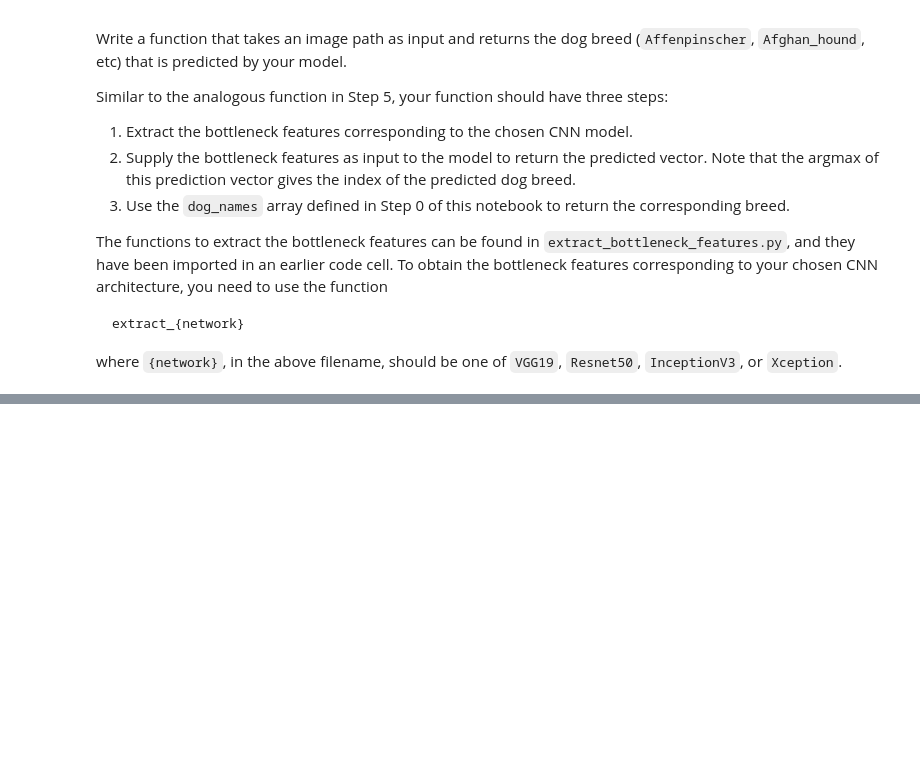
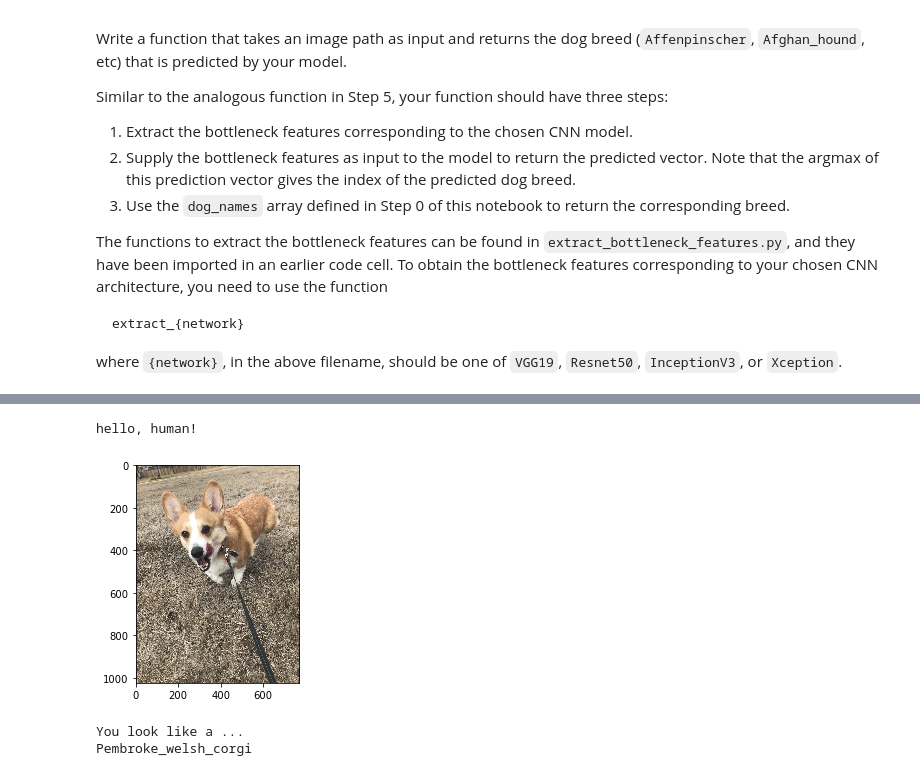
Before and after one commit to gary7/AIND-projects-1, a Jupyter notebook: AIND-DogClassifier/dog_app.ipynb, the cells around one changed output, grey strips where cells are left out. Cells and saved outputs as stored; diff of their text form; code cells hidden in the pictures; blank space fills up the shorter version.

```diff
--- a/AIND-DogClassifier/dog_app.ipynb
+++ b/AIND-DogClassifier/dog_app.ipynb
@@ -567,3 +674,11 @@ where `{network}`, in the above filename, should be one of `VGG19`, `Resnet50`,
 # %%
 ### TODO: Write a function that takes a path to an image as input
 ### and returns the dog breed that is predicted by the model.
+def predict_dog_breed(img_path):
+    tensor = path_to_tensor(img_path)
+    bottleneck_features = extract_Resnet50(tensor)
+    dog_index = np.argmax(Resnet50_model.predict(bottleneck_features))
+
+    return dog_names[dog_index]
+
+print(predict_dog_breed('images/sample_dog_output.png'))
@@ -608,0 +769,7 @@ __Answer:__
+# %%
+predict('images/taco_1.jpg')
+# %% [output]
+hello, human!
+[figure, added]
+You look like a ...
+Pembroke_welsh_corgi
```
Also changed, not shown: parts of 30 cells of this notebook, 6 other files.
